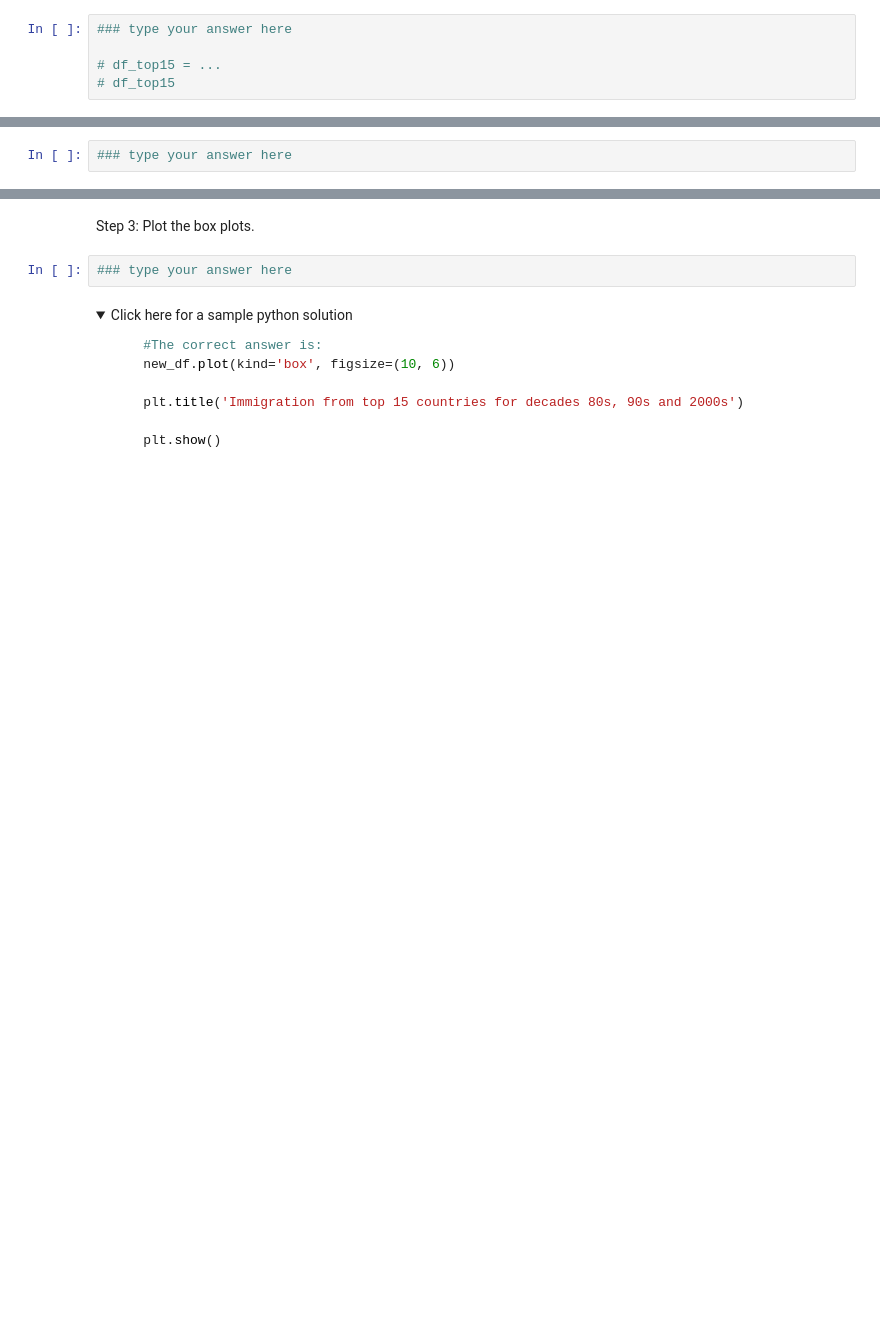
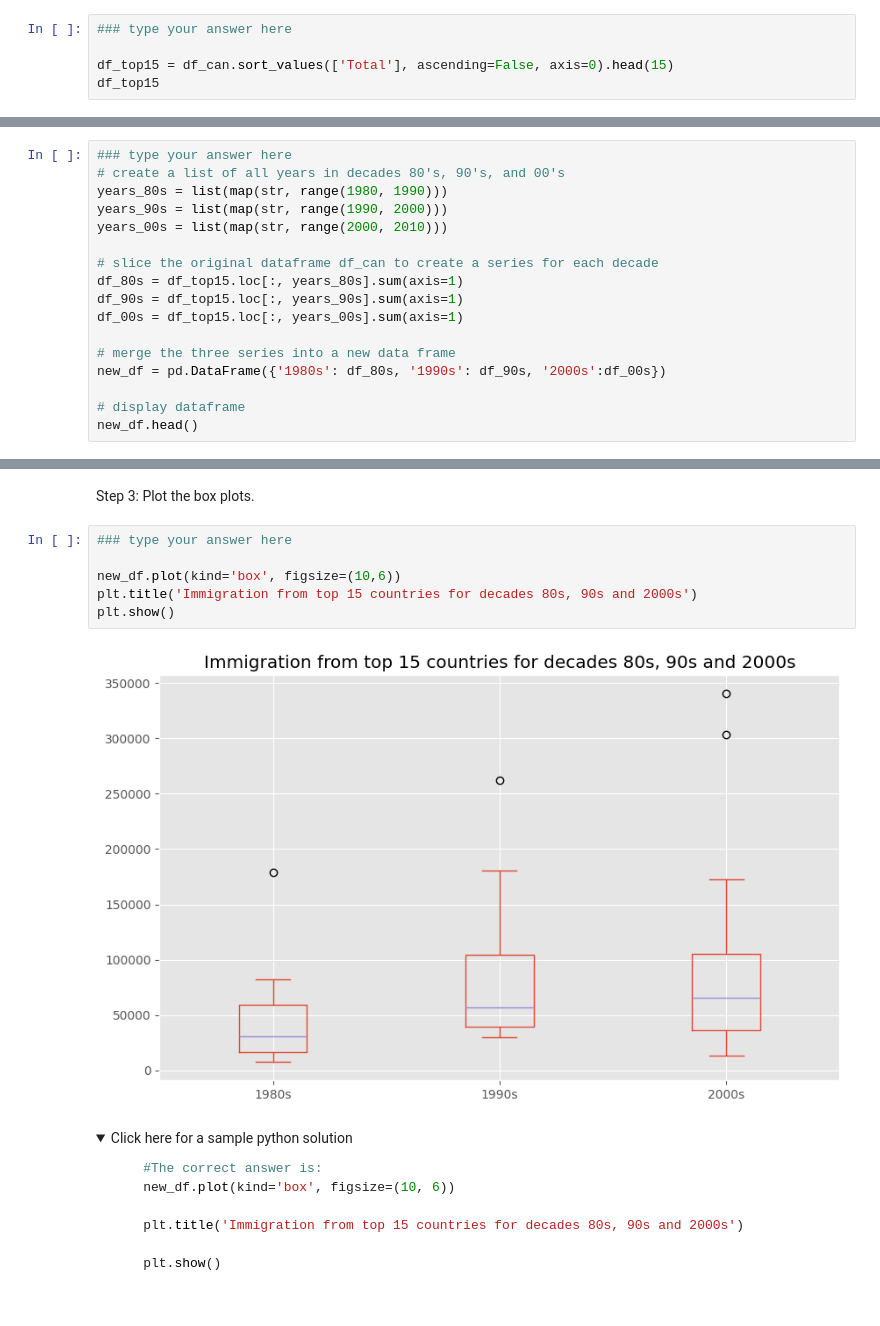
Before and after one commit to shaulamarquez/Data-Science, a Jupyter notebook: Data Visualization with Python/DV0101EN-Exercise-Pie-Charts-Box-Plots-Scatter-Plots-and-Bubble-Plots-v2.ipynb, the cells around one changed output, grey strips where cells are left out. Drawn from its saved outputs; the diff is of its cells as text; folded sections open; blank space fills up the shorter version.

```diff
--- a/Data Visualization with Python/DV0101EN-Exercise-Pie-Charts-Box-Plots-Scatter-Plots-and-Bubble-Plots-v2.ipynb
+++ b/Data Visualization with Python/DV0101EN-Exercise-Pie-Charts-Box-Plots-Scatter-Plots-and-Bubble-Plots-v2.ipynb
@@ -454,5 +479,5 @@ Step 1: Get the dataset. Get the top 15 countries based on Total immigrant popul
 # %%
 ### type your answer here
 
-# df_top15 = ...
-# df_top15
+df_top15 = df_can.sort_values(['Total'], ascending=False, axis=0).head(15)
+df_top15
@@ -475,3 +519,18 @@ Step 2: Create a new dataframe which contains the aggregate for each decade. One
 3.  Merge the three series into a new data frame. Call your dataframe **new_df**.
 # %%
 ### type your answer here
+# create a list of all years in decades 80's, 90's, and 00's
+years_80s = list(map(str, range(1980, 1990)))
+years_90s = list(map(str, range(1990, 2000)))
+years_00s = list(map(str, range(2000, 2010)))
+
+# slice the original dataframe df_can to create a series for each decade
+df_80s = df_top15.loc[:, years_80s].sum(axis=1)
+df_90s = df_top15.loc[:, years_90s].sum(axis=1)
+df_00s = df_top15.loc[:, years_00s].sum(axis=1)
+
+# merge the three series into a new data frame
+new_df = pd.DataFrame({'1980s': df_80s, '1990s': df_90s, '2000s':df_00s})
+
+# display dataframe
+new_df.head()
@@ -518,6 +596,12 @@ Let's learn more about the statistics associated with the dataframe using the `d
 Step 3: Plot the box plots.
 # %%
 ### type your answer here
+
+new_df.plot(kind='box', figsize=(10,6))
+plt.title('Immigration from top 15 countries for decades 80s, 90s and 2000s')
+plt.show()
+# %% [output]
+[figure, added]
 # %% [markdown]
 <details><summary>Click here for a sample python solution</summary>
 
```
Also changed, not shown: parts of 18 cells of this notebook.
